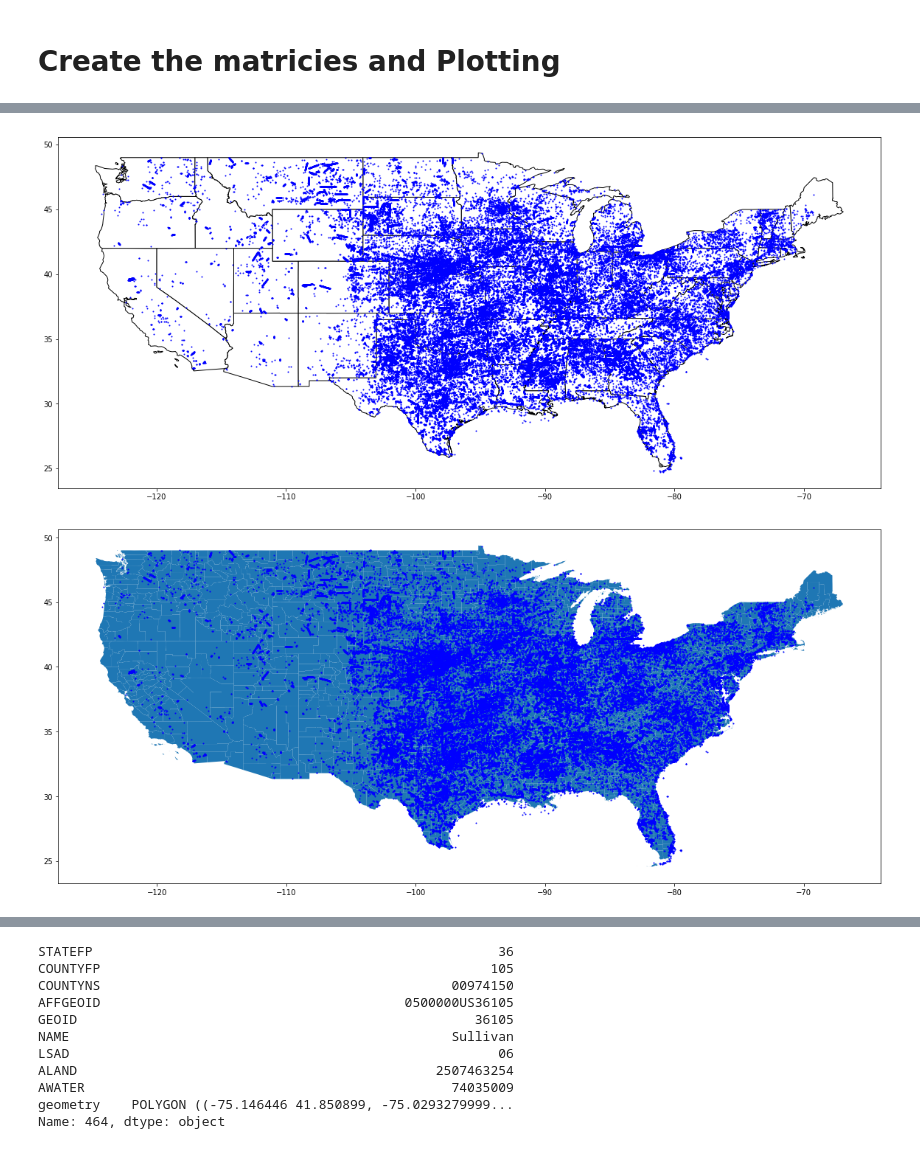
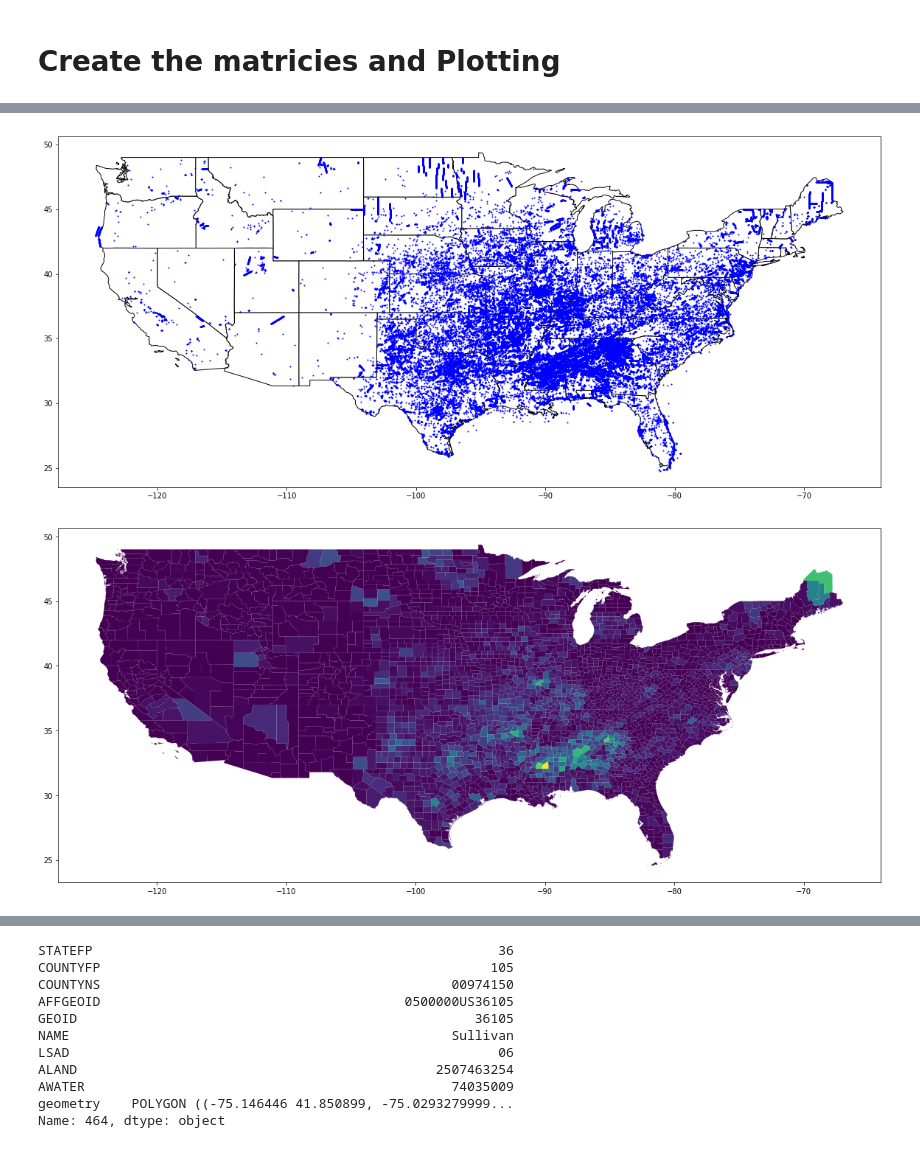
Before and after one commit to jonhartm/SI671_Project, a Jupyter notebook: SI671-Project.ipynb, the cells around one changed output, grey strips where cells are left out. Saved outputs shown, nothing was run; the diff lists cells and outputs as text; code cells hidden in the pictures.

```diff
--- a/SI671-Project.ipynb
+++ b/SI671-Project.ipynb
@@ -292,16 +292,12 @@ def get_year_month_matrix(year, month):
         if row.END_LAT==np.nan or row.END_LON==np.nan:
             col_id = lat_to_index(row.BEGIN_LAT)
             row_id = lon_to_index(row.BEGIN_LON)
-            try:
-                m[row_id,col_id] = 1
-            except:
-                print("bad row:",row)
-#             for r in range(row_id-2, row_id+3):
-#                 for c in range(col_id-2, col_id+3):
-#                     try:
-#                         m[r,c] = 1
-#                     except:
-#                         print("bad row:",row)
+            for r in range(row_id-3, row_id+4):
+                for c in range(col_id-3, col_id+4):
+                    try:
+                        m[r,c] = 1
+                    except:
+                        print("bad row:",row)
         else:
             # we have a start and an end, so it's a line
             start = (lat_to_index(row.BEGIN_LAT),lon_to_index(row.BEGIN_LON))
@@ -335,7 +331,7 @@ def create_geopandas_from_matrix(m):
 %%time
 mats = []
 for year in range(1996,2017):
-    mats.append(get_year_month_matrix(year,5))
+    mats.append(get_year_month_matrix(year,4))
 
 geo = []
 for m in mats:
@@ -354,19 +352,26 @@ data.plot(ax=ax, color='blue', markersize=1)
 
 plt.show()
 # %% [output]
-[figure, old version]
+[figure, new version]
 # %%
 us_county_map = gpd.read_file("data/shape/us_counties/cb_2017_us_county_500k.shp")
 us_county_map.STATEFP = us_county_map.STATEFP.astype(int)
-
-ax = us_county_map[
+# constrain the county map to the continental us
+us_county_map = us_county_map[
     (us_county_map.STATEFP<60) &
     (us_county_map.STATEFP!=2) &
     (us_county_map.STATEFP!=15)
-].plot( figsize=(20,20))
+]
+
+data.crs = us_county_map.crs
+county_data = sjoin(data, us_county_map, how='left')
+us_county_map.set_index("GEOID", inplace=True)
+us_county_map['counts'] = county_data.groupby("GEOID")['x'].sum()
+us_county_map.counts.fillna(0, inplace=True)
+
+ax = us_county_map.plot(column="counts", figsize=(20,20))
 
 # We can now plot our GeoDataFrame.
-data.plot(ax=ax, markersize=1, color="blue")
 plt.show()
 # %% [output]
-[figure, old version]
+[figure, new version]
```
Also changed, not shown: parts of 21 cells of this notebook.
